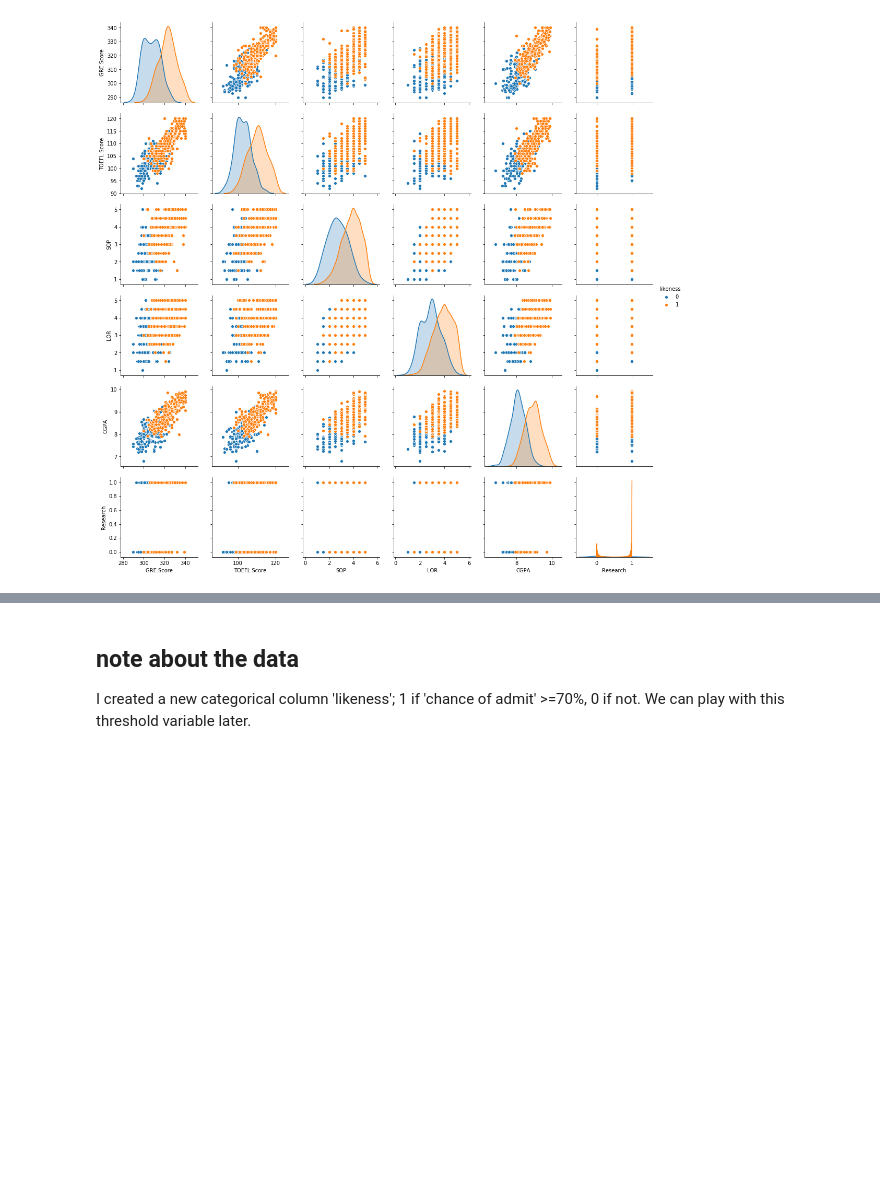
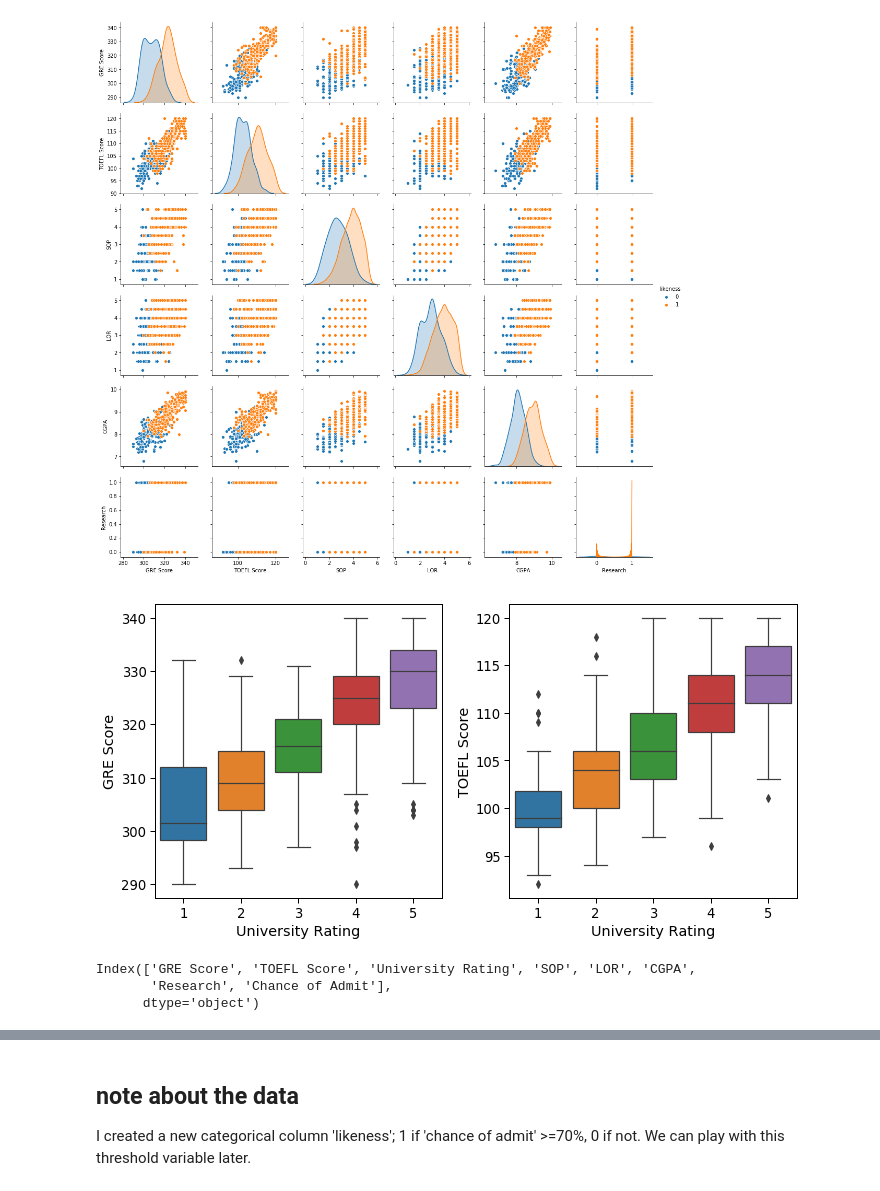
Before and after one commit to kylelee417/CollabProject, a Jupyter notebook: project_notebook.ipynb, the cells around one changed output, grey strips where cells are left out. Cells and saved outputs as stored; diff of their text form; code cells hidden in the pictures; blank space fills up the shorter version.

```diff
--- a/project_notebook.ipynb
+++ b/project_notebook.ipynb
@@ -127,3 +146,16 @@ sns.pairplot(ga_df,vars=columns,hue='likeness')
 # %% [output]
 <seaborn.axisgrid.PairGrid at 0x...>
 [figure]
+# %%
+fig, axes = plt.subplots(1,2,figsize=(10,5))
+sns.boxplot(x='University Rating',y='GRE Score',data=ga_df,ax=axes[0])
+sns.boxplot(x='University Rating',y='TOEFL Score',data=ga_df,ax=axes[1])
+plt.tight_layout()
+# %% [output]
+[figure, added]
+# %%
+ga_df.columns
+# %% [output]
+Index(['GRE Score', 'TOEFL Score', 'University Rating', 'SOP', 'LOR', 'CGPA',
+       'Research', 'Chance of Admit'],
+      dtype='object')
```
Also changed, not shown: parts of 9 cells of this notebook.
